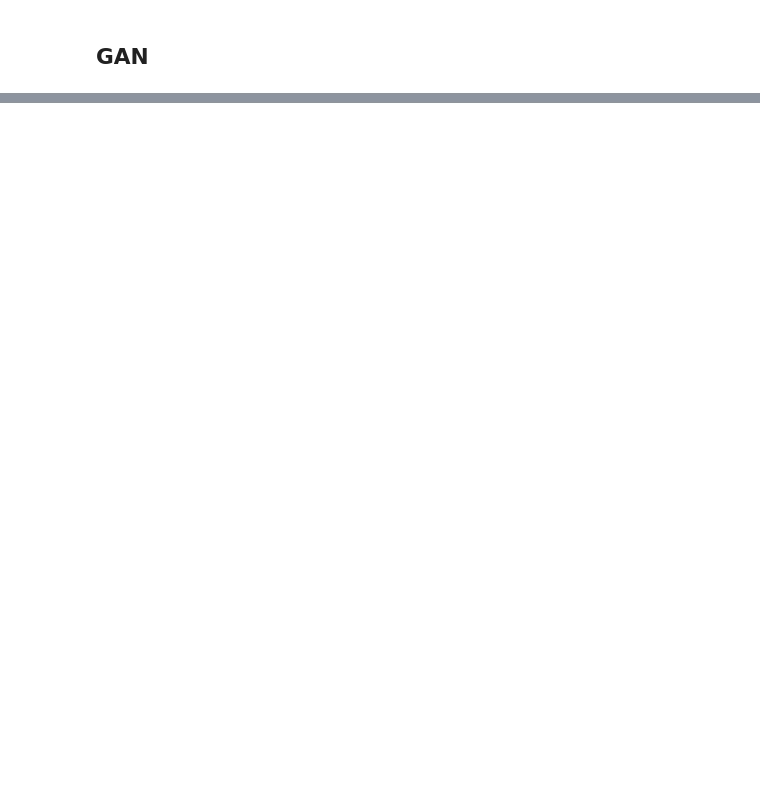
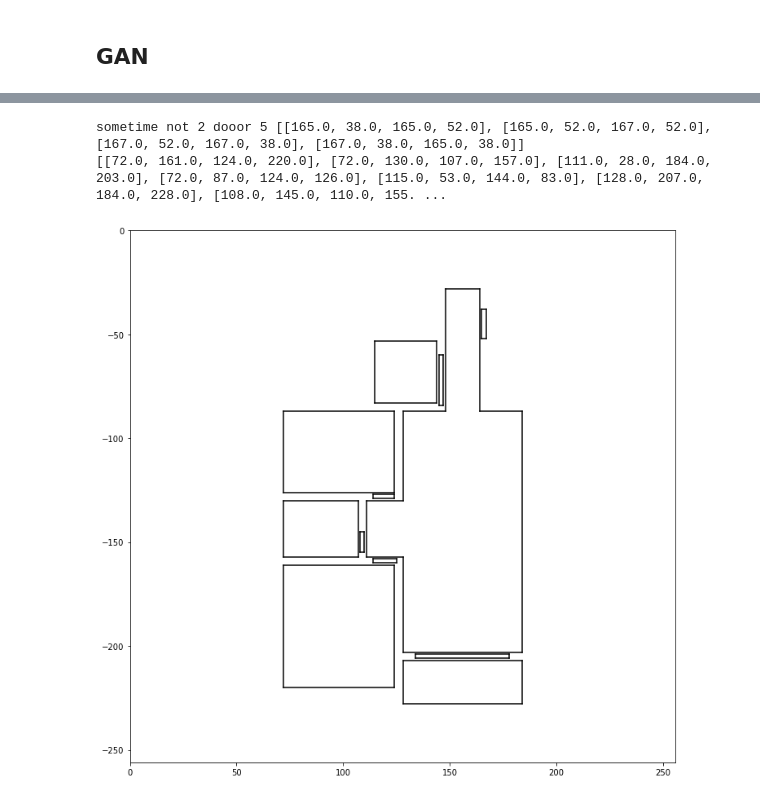
Before and after one commit to danielorzan/ATI_project, a Jupyter notebook: main.ipynb, the cells around one changed output, grey strips where cells are left out. Cells and saved outputs as stored; diff of their text form; code cells hidden in the pictures; blank space fills up the shorter version.

Commit message:
from image to json done

```diff
--- a/main.ipynb
+++ b/main.ipynb
@@ -558,0 +461,2 @@ KeyboardInterrupt:
+# %%
+line = r'C:\Users\Administrator\Desktop\Example data\0.png'
@@ -558,0 +466,2 @@ KeyboardInterrupt:
+# %%
+rms_type,poly,doors,walls,out = read_data(line)
@@ -558,0 +483,14 @@ KeyboardInterrupt:
+# %%
+from matplotlib import pyplot as plt
+
+def floor_plan(walls):
+
+    fig = plt.figure()
+
+    for line in walls:
+        plt.plot([line[0], line[2]], [-line[1], -line[3]], color='black')
+
+    plt.ylim([-256, 0])
+    plt.xlim([0, 256])
+
+    fig.set_size_inches(12, 12)
@@ -558,0 +767,9 @@ KeyboardInterrupt:
+# %%
+from shapely.geometry import Polygon
+import json
+
+raster_to_json(line)
+# %% [output]
+sometime not 2 dooor 5 [[165.0, 38.0, 165.0, 52.0], [165.0, 52.0, 167.0, 52.0], [167.0, 52.0, 167.0, 38.0], [167.0, 38.0, 165.0, 38.0]]
+[[72.0, 161.0, 124.0, 220.0], [72.0, 130.0, 107.0, 157.0], [111.0, 28.0, 184.0, 203.0], [72.0, 87.0, 124.0, 126.0], [115.0, 53.0, 144.0, 83.0], [128.0, 207.0, 184.0, 228.0], [108.0, 145.0, 110.0, 155. ...
+[figure, added]
```
Also changed, not shown: parts of 20 cells of this notebook, 2 other files.
